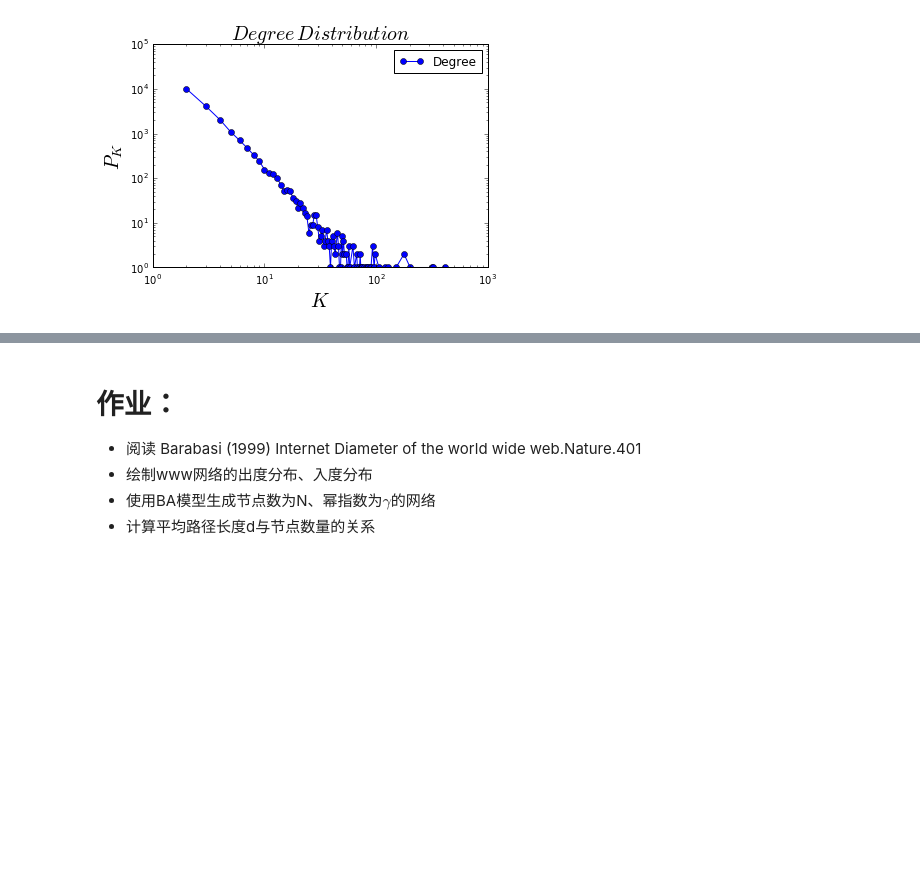
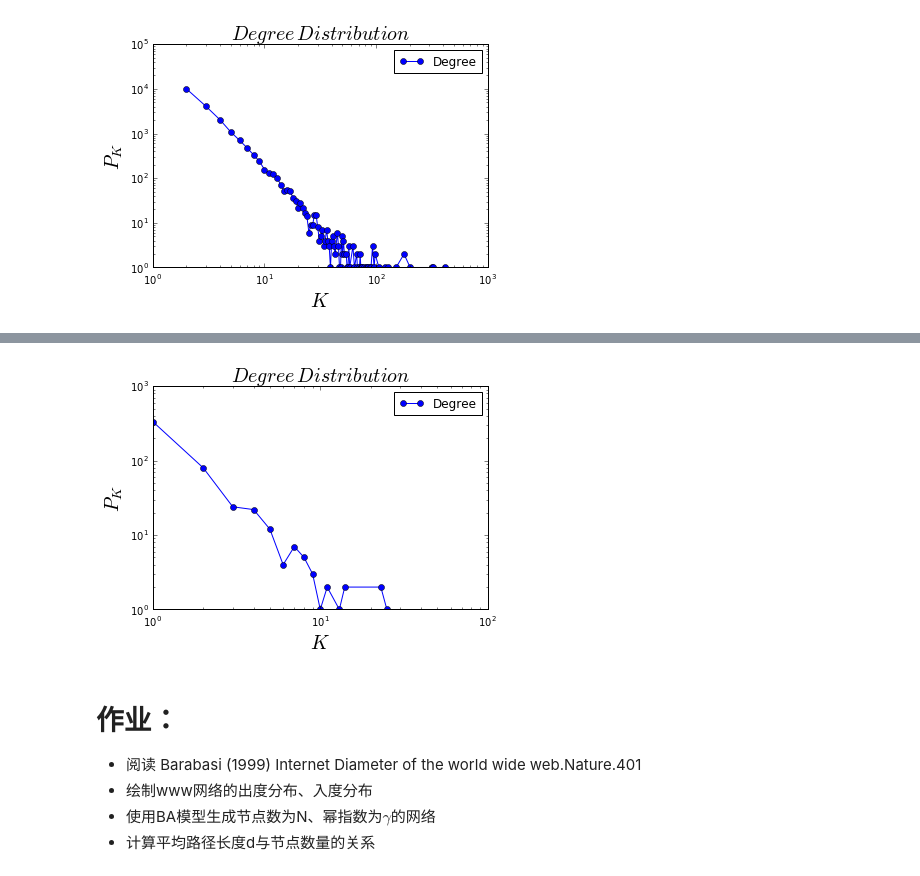
Before and after one commit to Walker96/cjc2016, a Jupyter notebook: code/17.networkx.ipynb, the cells around one changed output, grey strips where cells are left out. Saved outputs shown, nothing was run; the diff lists cells and outputs as text; code cells hidden in the pictures; blank space fills up the shorter version.

```diff
--- a/code/17.networkx.ipynb
+++ b/code/17.networkx.ipynb
@@ -369,3 +409,21 @@ plotDegreeDistribution(BA)
+# %%
+def plotDegreeDistribution(G):
+    degs = defaultdict(int)
+    for i in G.degree().values(): degs[i]+=1
+    items = sorted ( degs.items () )
+    x, y = np.array(items).T
+    plt.plot(x, y, 'b-o')
+    plt.xscale('log')
+    plt.yscale('log')
+    plt.legend(['Degree'])
+    plt.xlabel('$K$', fontsize = 20)
+    plt.ylabel('$P_K$', fontsize = 20)
+    plt.title('$Degree\,Distribution$', fontsize = 20)
+    plt.show()
+
+plotDegreeDistribution(BA)
+# %% [output]
+[figure, added]
 # %% [markdown]
 
 # 作业：
```
Also changed, not shown: parts of 5 cells of this notebook, 8 other files.
